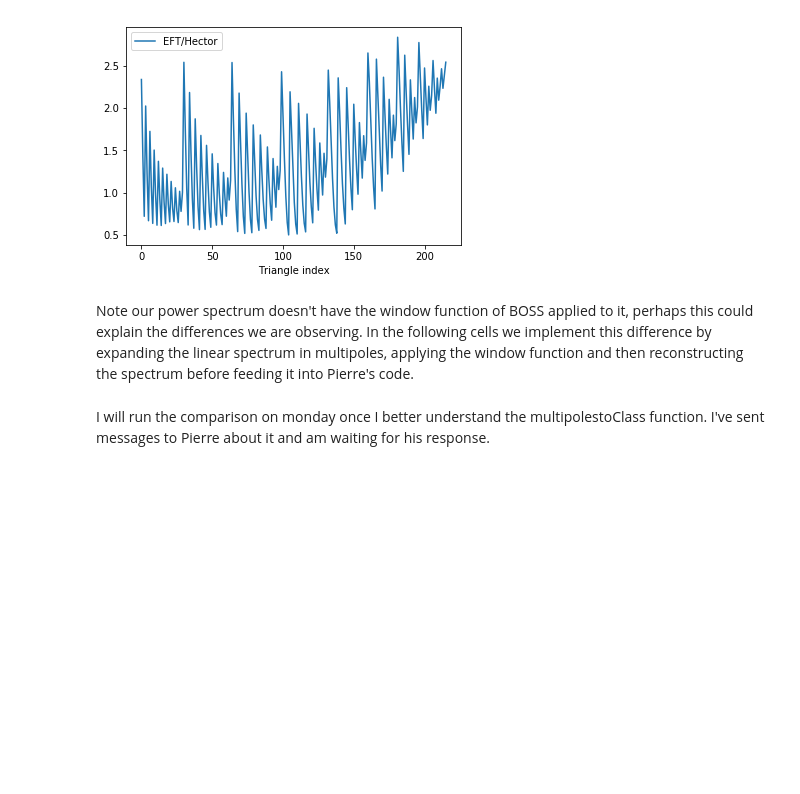
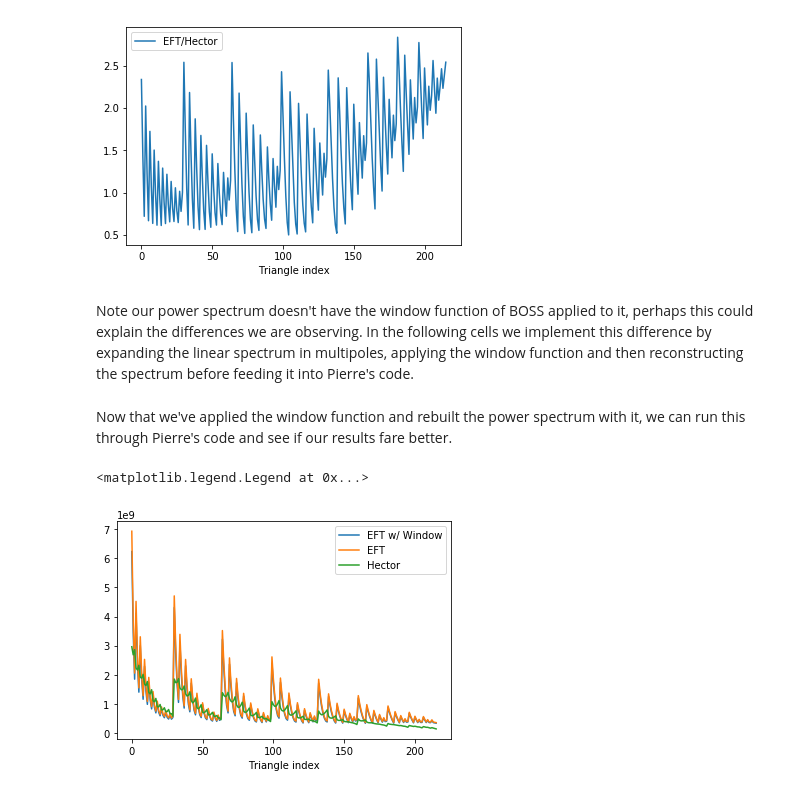
Before and after one commit to kokron/EFTofBOSS, a Jupyter notebook: SPT Bispectrum Verification .ipynb, the cells around one changed output. Cells and saved outputs as stored; diff of their text form; code cells hidden in the pictures; blank space fills up the shorter version.

Commit message:
Window function updated

```diff
--- a/SPT Bispectrum Verification .ipynb
+++ b/SPT Bispectrum Verification .ipynb
@@ -163,5 +163,3 @@ multipoles = Classtomultipoles(kvals/h, pk, 0.31, 0.57)
 windowed_multipoles = WindowFFTlog.transformQ(multipoles[1], kvals, kvals, dataQ, extrap=False)
 
 rebuilt_spectra = multipolestoClass(kvals, windowed_multipoles, 0.31, 0.57)
-# %% [markdown]
-I will run the comparison on monday once I better understand the multipolestoClass function. I've sent messages to Pierre about it and am waiting for his response.
@@ -167,0 +168,15 @@ I will run the comparison on monday once I better understand the multipolestoCla
+# %% [markdown]
+Now that we've applied the window function and rebuilt the power spectrum with it, we can run this through Pierre's code and see if our results fare better.
+# %%
+window_monopole = np.loadtxt('hector_bispmonopole_windowQNGC.dat')
+
+window_bisp = bispectrum_compute(window_monopole[:,3:], bshape)
+
+plt.plot(window_bisp, label='EFT w/ Window')
+plt.plot(nick_bisp, label='EFT')
+plt.plot(hec, label='Hector')
+plt.xlabel('Triangle index')
+plt.legend()
+# %% [output]
+<matplotlib.legend.Legend at 0x...>
+[figure, added]
```
Also changed, not shown: parts of 4 cells of this notebook.
